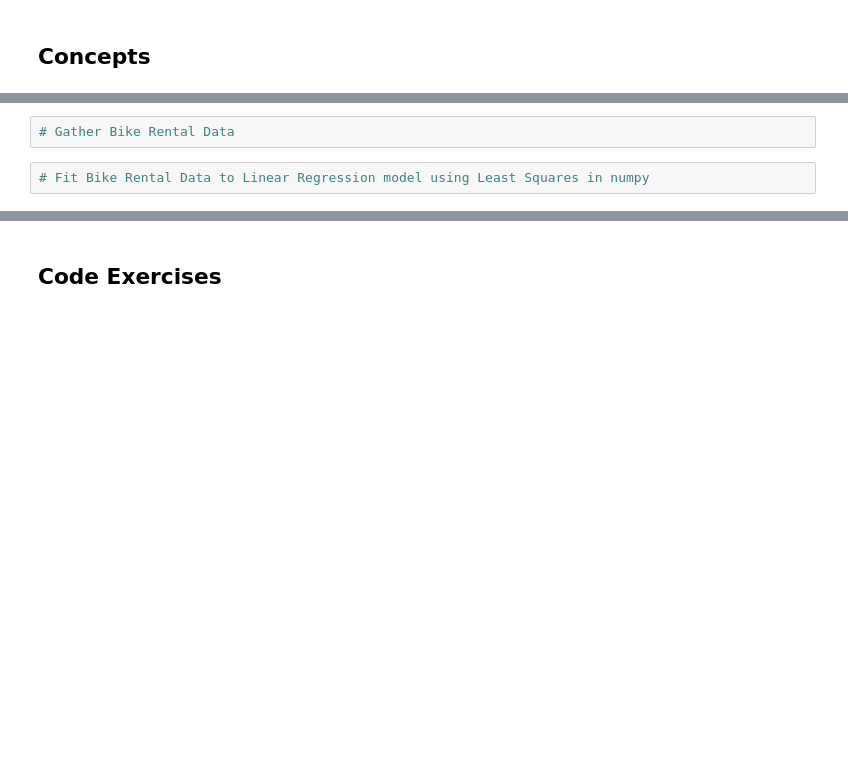
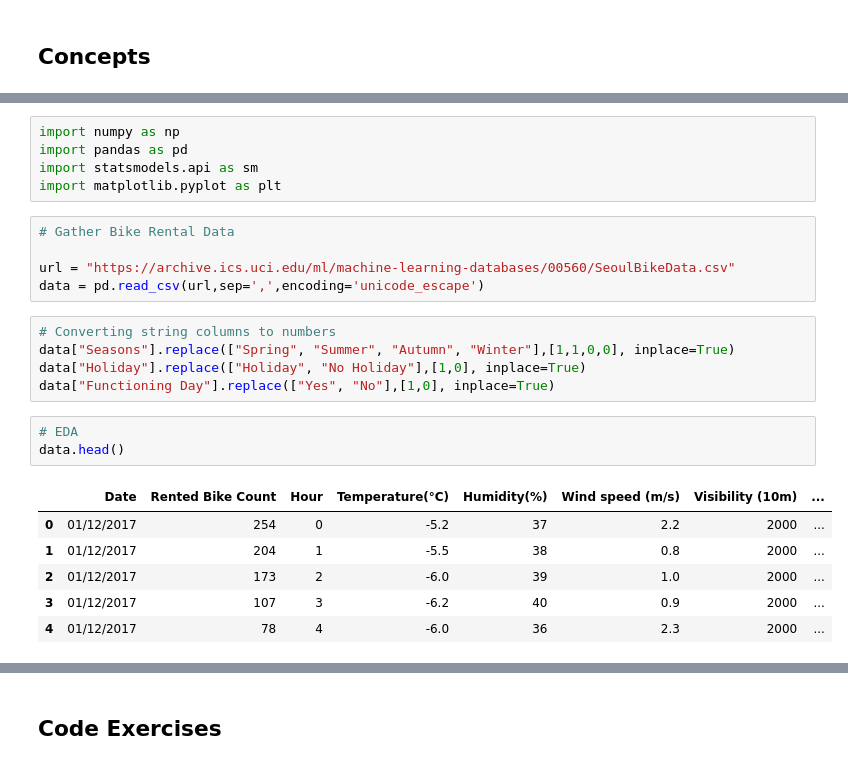
Before and after one commit to MiesnerJacob/practical-linear-algebra-for-data-science, a Jupyter notebook: 12-least-squares-applications.ipynb, the cells around one changed output, grey strips where cells are left out. Drawn from its saved outputs; the diff is of its cells as text; blank space fills up the shorter version.

```diff
--- a/12-least-squares-applications.ipynb
+++ b/12-least-squares-applications.ipynb
@@ -7,4 +5,25 @@ import numpy as np
-# %%
-# Gather Bike Rental Data
-# %%
-# Fit Bike Rental Data to Linear Regression model using Least Squares in numpy
+# %%
+import numpy as np
+import pandas as pd
+import statsmodels.api as sm
+import matplotlib.pyplot as plt
+# %%
+# Gather Bike Rental Data
+
+url = "https://archive.ics.uci.edu/ml/machine-learning-databases/00560/SeoulBikeData.csv"
+data = pd.read_csv(url,sep=',',encoding='unicode_escape')
+# %%
+# Converting string columns to numbers
+data["Seasons"].replace(["Spring", "Summer", "Autumn", "Winter"],[1,1,0,0], inplace=True)
+data["Holiday"].replace(["Holiday", "No Holiday"],[1,0], inplace=True)
+data["Functioning Day"].replace(["Yes", "No"],[1,0], inplace=True)
+# %%
+# EDA
+data.head()
+# %% [output]
+|  | Date | Rented Bike Count | Hour | Temperature(°C) | Humidity(%) | Wind speed (m/s) | Visibility (10m) | ... |
+| 0 | 01/12/2017 | 254 | 0 | -5.2 | 37 | 2.2 | 2000 | ... |
+| 1 | 01/12/2017 | 204 | 1 | -5.5 | 38 | 0.8 | 2000 | ... |
+| 2 | 01/12/2017 | 173 | 2 | -6.0 | 39 | 1.0 | 2000 | ... |
+| 3 | 01/12/2017 | 107 | 3 | -6.2 | 40 | 0.9 | 2000 | ... |
+| 4 | 01/12/2017 | 78 | 4 | -6.0 | 36 | 2.3 | 2000 | ... |
```
Also changed, not shown: parts of 6 cells of this notebook.
